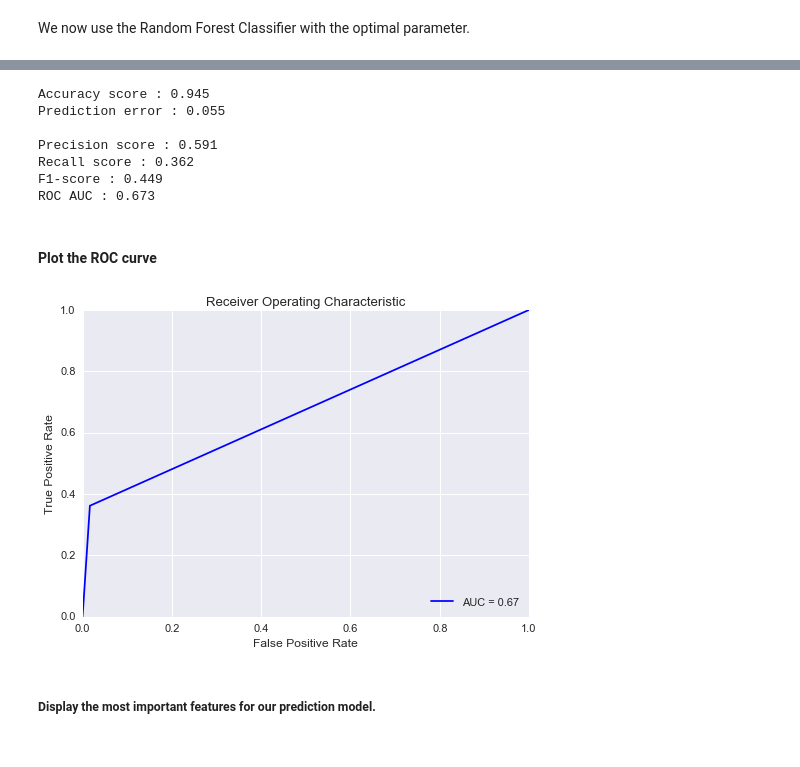
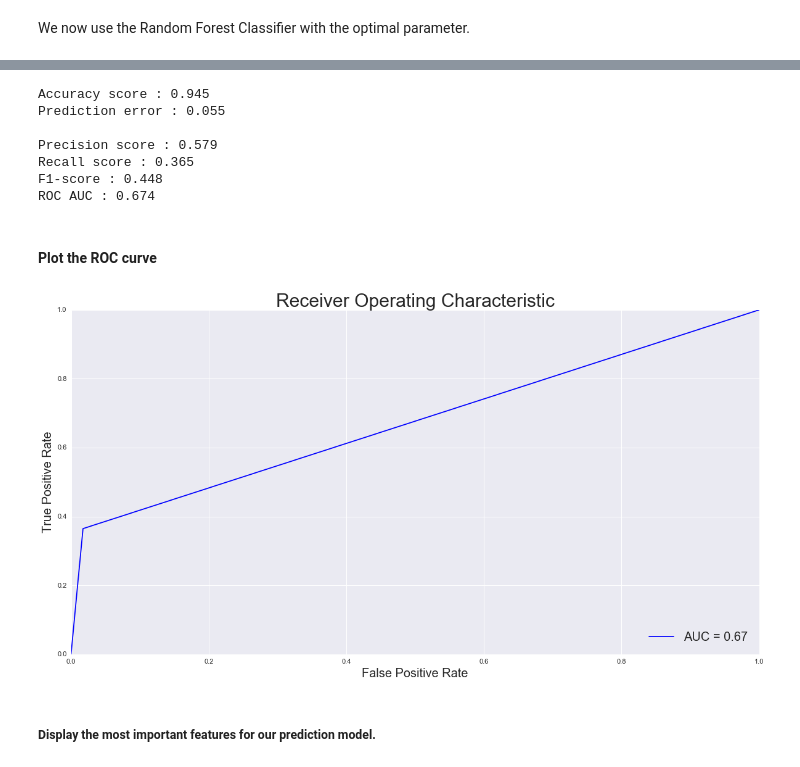
Before and after one commit to SylviePou/US_census, a Jupyter notebook: Sylvie_code.ipynb, the cells around one changed output, grey strips where cells are left out. Drawn from its saved outputs; the diff is of its cells as text; code cells hidden in the pictures.

```diff
--- a/Sylvie_code.ipynb
+++ b/Sylvie_code.ipynb
@@ -588,5 +592,5 @@ LogisticRegressionCV(Cs=10, class_weight=None, cv=None, dual=False,
            multi_class='ovr', n_jobs=1, penalty='l2', random_state=None,
            refit=True, scoring=None, solver='lbfgs', tol=0.0001, verbose=0)
 # %%
-Y_pred = logregCV.predict(X_test)
+Y_pred = logregCV.predict(X_val)
 # %%
@@ -637,8 +641,8 @@ ROC_AUC_CV = []
 for i in range(X_train.shape[1]):
     rf = RandomForestClassifier(max_features=i+1)
     rf.fit(X_train, Y_train)
-    Y_pred = rf.predict(X_test)
-    ROC_AUC_CV.append(metrics.roc_auc_score(Y_test, Y_pred))
+    Y_pred = rf.predict(X_val)
+    ROC_AUC_CV.append(metrics.roc_auc_score(Y_val, Y_pred))
 # %%
 fig = plt.figure(figsize=(20,10))
 plt.plot(range(1, X_train.shape[1]+1), ROC_AUC_CV)
@@ -669,43 +673,43 @@ RandomForestClassifier(bootstrap=True, class_weight=None, criterion='gini',
             n_estimators=10, n_jobs=1, oob_score=False, random_state=None,
             verbose=0, warm_start=False)
 # %%
-Y_pred = rf.predict(X_test)
+Y_pred = rf.predict(X_val)
 # %%
-print 'Accuracy score : %.3f' %(rf.score(X_test, Y_test))
-print 'Prediction error : %.3f \n' %(1 - rf.score(X_test, Y_test))
+print 'Accuracy score : %.3f' %(rf.score(X_val, Y_val))
+print 'Prediction error : %.3f \n' %(1 - rf.score(X_val, Y_val))
 
-print 'Precision score : %.3f' %(metrics.precision_score(Y_test, Y_pred))
-print 'Recall score : %.3f' %(metrics.recall_score(Y_test, Y_pred))
-print 'F1-score : %.3f' %(metrics.f1_score(Y_test, Y_pred))
-print 'ROC AUC : %.3f' %(metrics.roc_auc_score(Y_test, Y_pred))
+print 'Precision score : %.3f' %(metrics.precision_score(Y_val, Y_pred))
+print 'Recall score : %.3f' %(metrics.recall_score(Y_val, Y_pred))
+print 'F1-score : %.3f' %(metrics.f1_score(Y_val, Y_pred))
+print 'ROC AUC : %.3f' %(metrics.roc_auc_score(Y_val, Y_pred))
 # %% [output]
 Accuracy score : 0.945
 Prediction error : 0.055
 
-Precision score : 0.591
-Recall score : 0.362
-F1-score : 0.449
-ROC AUC : 0.673
+Precision score : 0.579
+Recall score : 0.365
+F1-score : 0.448
+ROC AUC : 0.674
 # %% [markdown]
 #### Plot the ROC curve
 # %%
-false_positive_rate, true_positive_rate, _ = metrics.roc_curve(Y_test, Y_pred)
+false_positive_rate, true_positive_rate, _ = metrics.roc_curve(Y_val, Y_pred)
 roc_auc = metrics.auc(false_positive_rate, true_positive_rate)
 # %%
-fig = plt.figure()
+fig = plt.figure(figsize=(20,10))
 
 plt.plot(false_positive_rate, true_positive_rate, 'b',label='AUC = %0.2f'% roc_auc)
 
-plt.title('Receiver Operating Characteristic')
-plt.legend(loc='lower right')
+plt.title('Receiver Operating Characteristic', fontsize=30)
+plt.legend(loc='lower right',fontsize=20)
 
-plt.ylabel('True Positive Rate')
-plt.xlabel('False Positive Rate')
+plt.ylabel('True Positive Rate', fontsize=20)
+plt.xlabel('False Positive Rate', fontsize=20)
 plt.show()
 
 plt.close(fig)
 # %% [output]
-[figure, old version]
+[figure, new version]
 # %% [markdown]
 ##### Display the most important features for our prediction model.
 # %%
```
Also changed, not shown: parts of 23 cells of this notebook.
